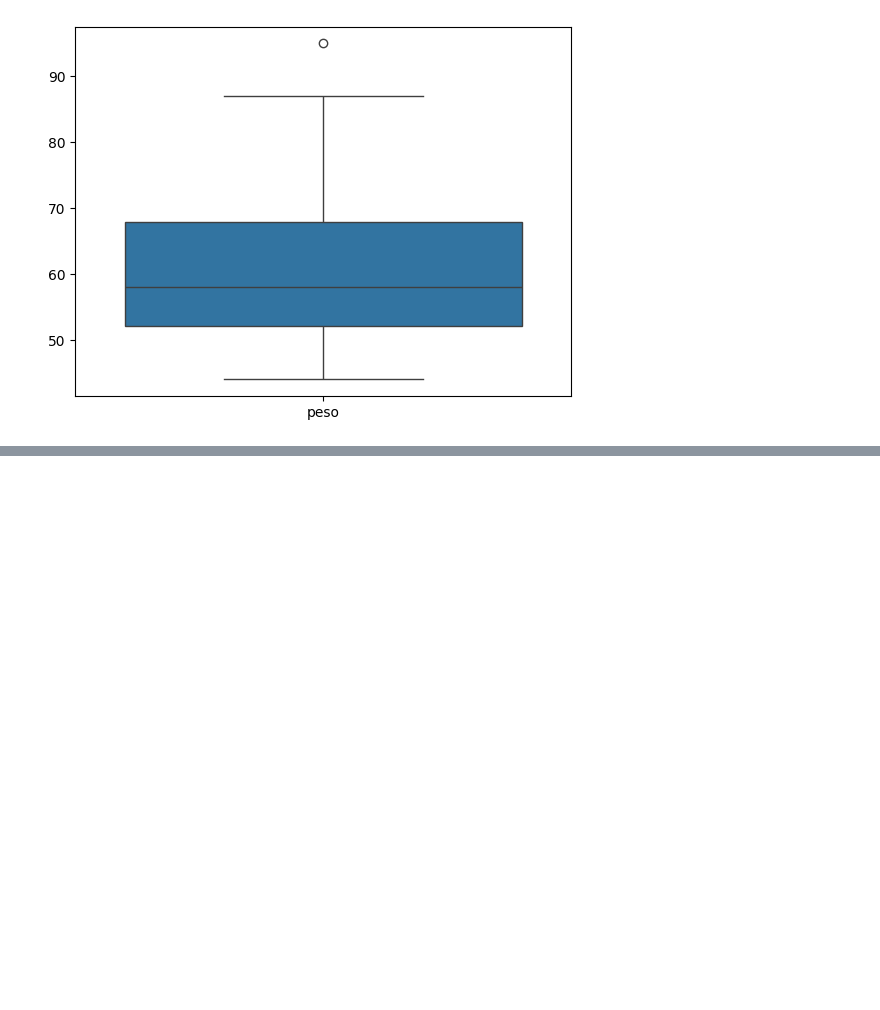
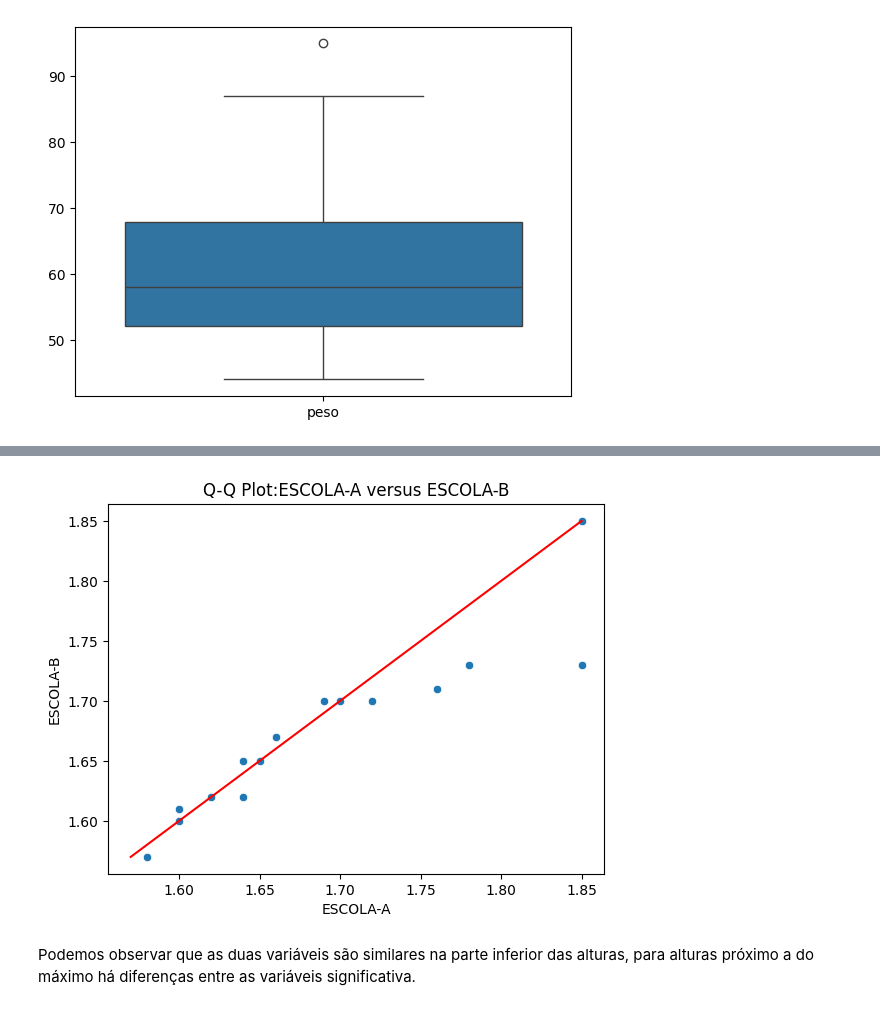
Before and after one commit to sabinorsp/nocoes_de_probabilidade_e_estatistica, a Jupyter notebook: capitulo-1.ipynb, the cells around one changed output, grey strips where cells are left out. Drawn from its saved outputs; the diff is of its cells as text; code cells hidden in the pictures; blank space fills up the shorter version.

```diff
--- a/capitulo-1.ipynb
+++ b/capitulo-1.ipynb
@@ -365,0 +382,23 @@ Os gráficos boxplot também são úteis para detectar o tipo de simetria. Conju
+# %%
+# 1º  Definindo e Ordenando os dados das escolas A e B
+A = [1.60, 1.69, 1.85, 1.85, 1.58, 1.76, 1.60, 1.64, 1.62, 1.64, 1.72, 1.66, 1.70, 1.78, 1.65]
+B = [1.62, 1.62, 1.57, 1.65, 1.61, 1.71, 1.65, 1.67, 1.73, 1.60, 1.70, 1.85, 1.70, 1.73, 1.70]
+
+# Função para plotar Q-Q plot
+def plot_with_45_degree_line(x:list, y:list, x_label:str, y_label:str):
+    x.sort()
+    y.sort()
+    sns.scatterplot(x=x, y=y)
+    max_val = max(max(x), max(y))
+    min_val = min(min(x), min(y))
+    plt.plot([min_val, max_val], [min_val, max_val], linestyle='-', color='red')
+    plt.xlabel(x_label)
+    plt.ylabel(y_label)
+    plt.title('Q-Q Plot:'+x_label +' versus ' + y_label)
+    plt.show()
+# %%
+plot_with_45_degree_line(A,B,'ESCOLA-A', 'ESCOLA-B')
+# %% [output]
+[figure, added]
+# %% [markdown]
+Podemos observar que as duas variáveis são similares na parte inferior das alturas, para alturas próximo a do máximo há diferenças entre as variáveis significativa.
```
Also changed, not shown: parts of 3 cells of this notebook.
